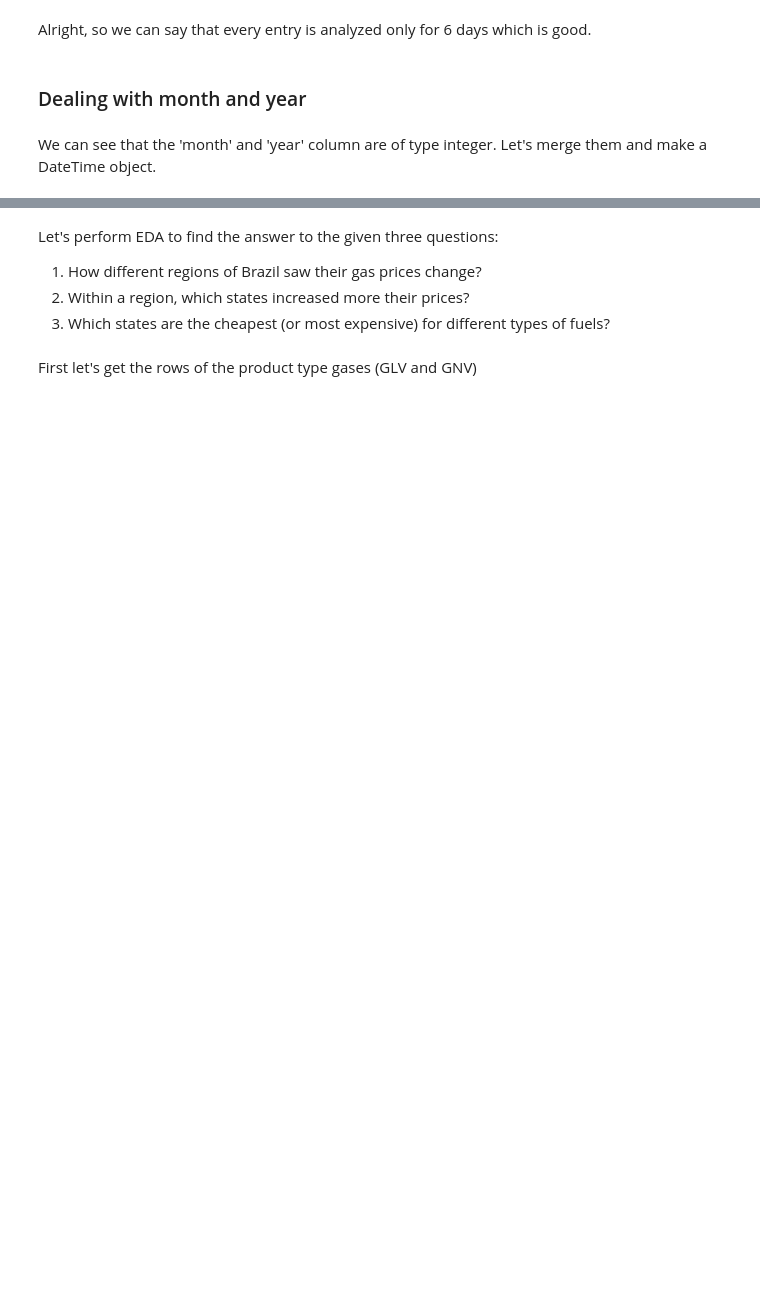
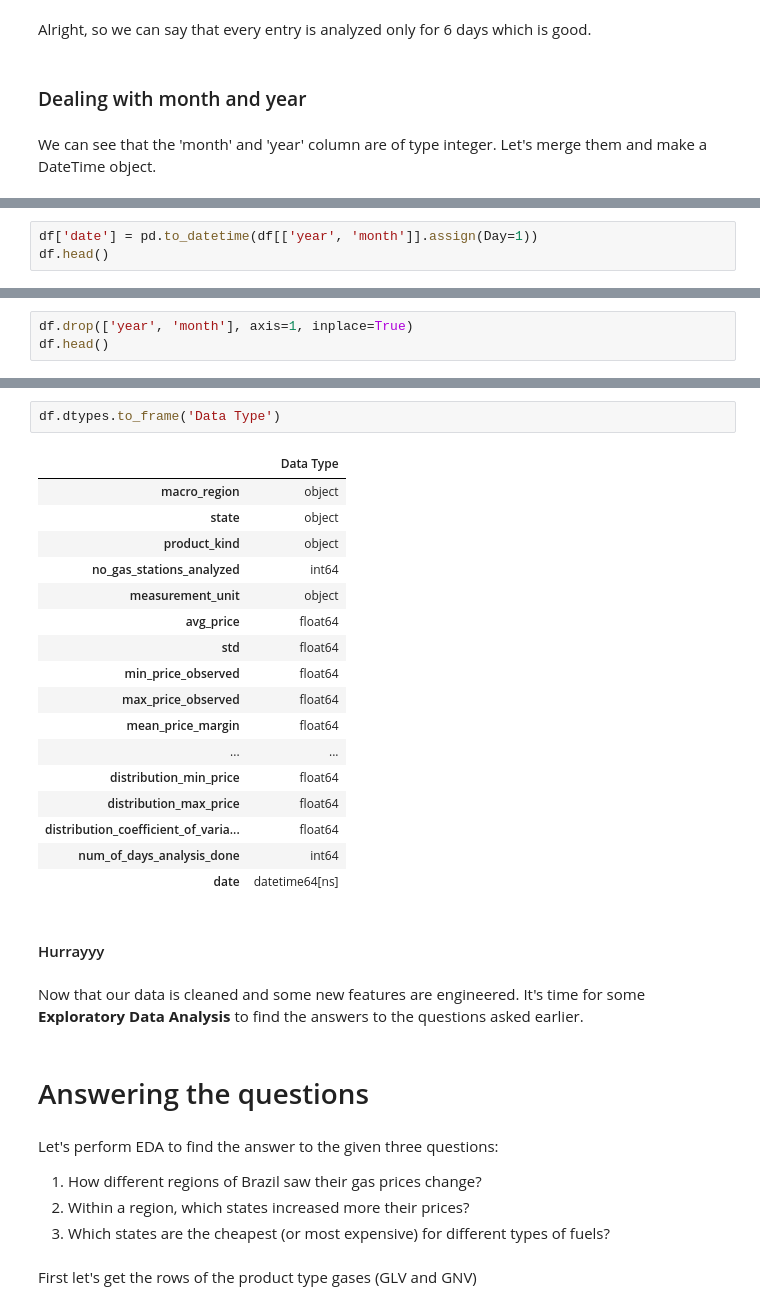
Before and after one commit to hamzanasirr/Exploratory-Data-Analysis-on-Gas-Prices-in-Brazil-using-Python, a Jupyter notebook: gas_prices_in_brazil.ipynb, the cells around one changed output, grey strips where cells are left out. Drawn from its saved outputs; the diff is of its cells as text; blank space fills up the shorter version.

Commit message:
Some features engineered.

```diff
--- a/gas_prices_in_brazil.ipynb
+++ b/gas_prices_in_brazil.ipynb
@@ -484,0 +491,3 @@ df.head()
+# %%
+df['date'] = pd.to_datetime(df[['year', 'month']].assign(Day=1))
+df.head()
@@ -484,0 +503,3 @@ df.head()
+# %%
+df.drop(['year', 'month'], axis=1, inplace=True)
+df.head()
@@ -485,3 +513,29 @@ df.head()
+# %%
+df.dtypes.to_frame('Data Type')
+# %% [output]
+|  | Data Type |
+| macro_region | object |
+| state | object |
+| product_kind | object |
+| no_gas_stations_analyzed | int64 |
+| measurement_unit | object |
+| avg_price | float64 |
+| std | float64 |
+| min_price_observed | float64 |
+| max_price_observed | float64 |
+| mean_price_margin | float64 |
+| ... | ... |
+| distribution_min_price | float64 |
+| distribution_max_price | float64 |
+| distribution_coefficient_of_varia... | float64 |
+| num_of_days_analysis_done | int64 |
+| date | datetime64[ns] |
+# %% [markdown]
+#### Hurrayyy
+# %% [markdown]
+Now that our data is cleaned and some new features are engineered. It's time for some **Exploratory Data Analysis** to find the answers to the questions asked earlier.
+# %% [markdown]
+# Answering the questions
 # %% [markdown]
 Let's perform EDA to find the answer to the given three questions:<br>
 <ol>
```
Also changed, not shown: parts of 13 cells of this notebook.
